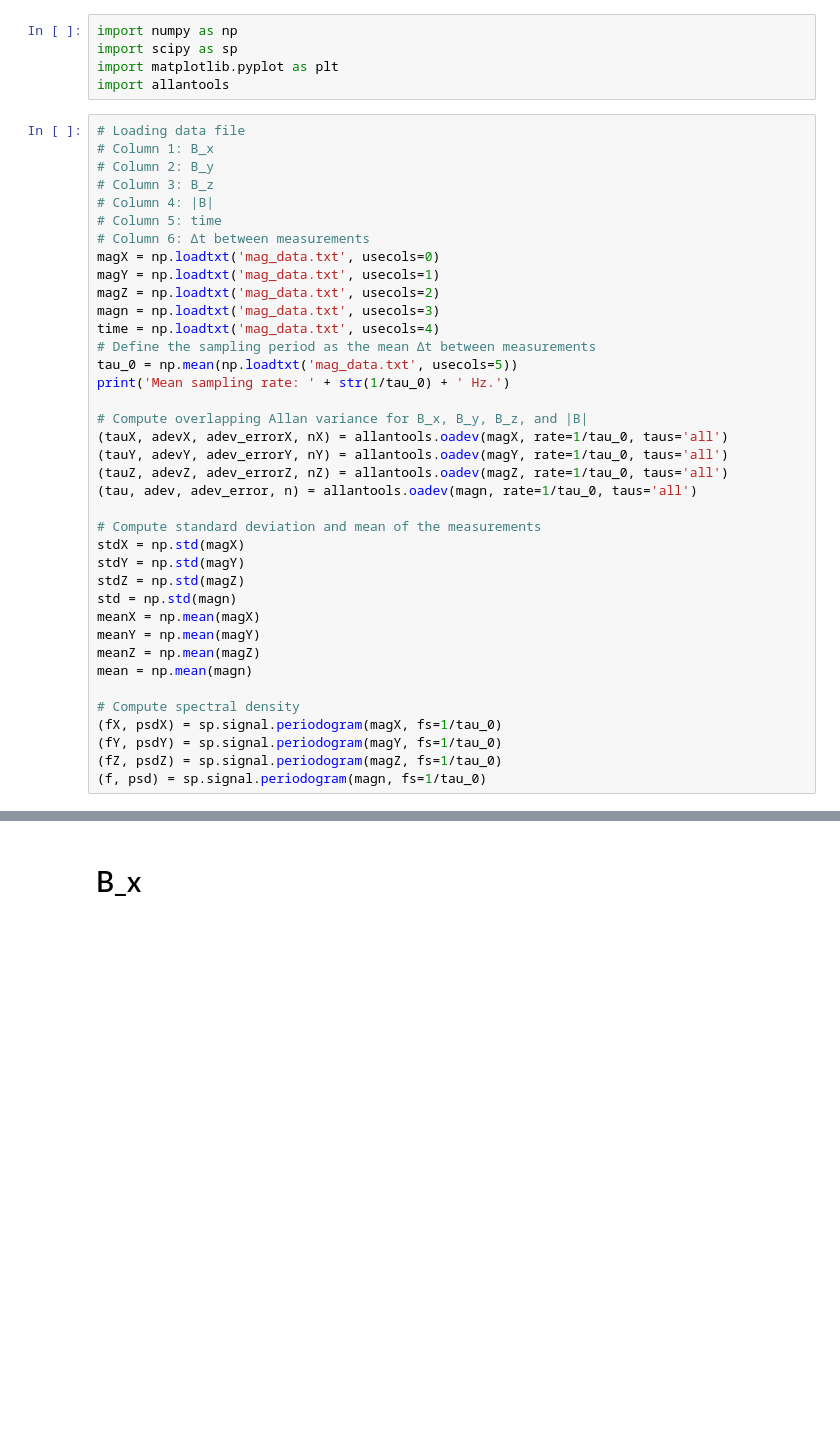
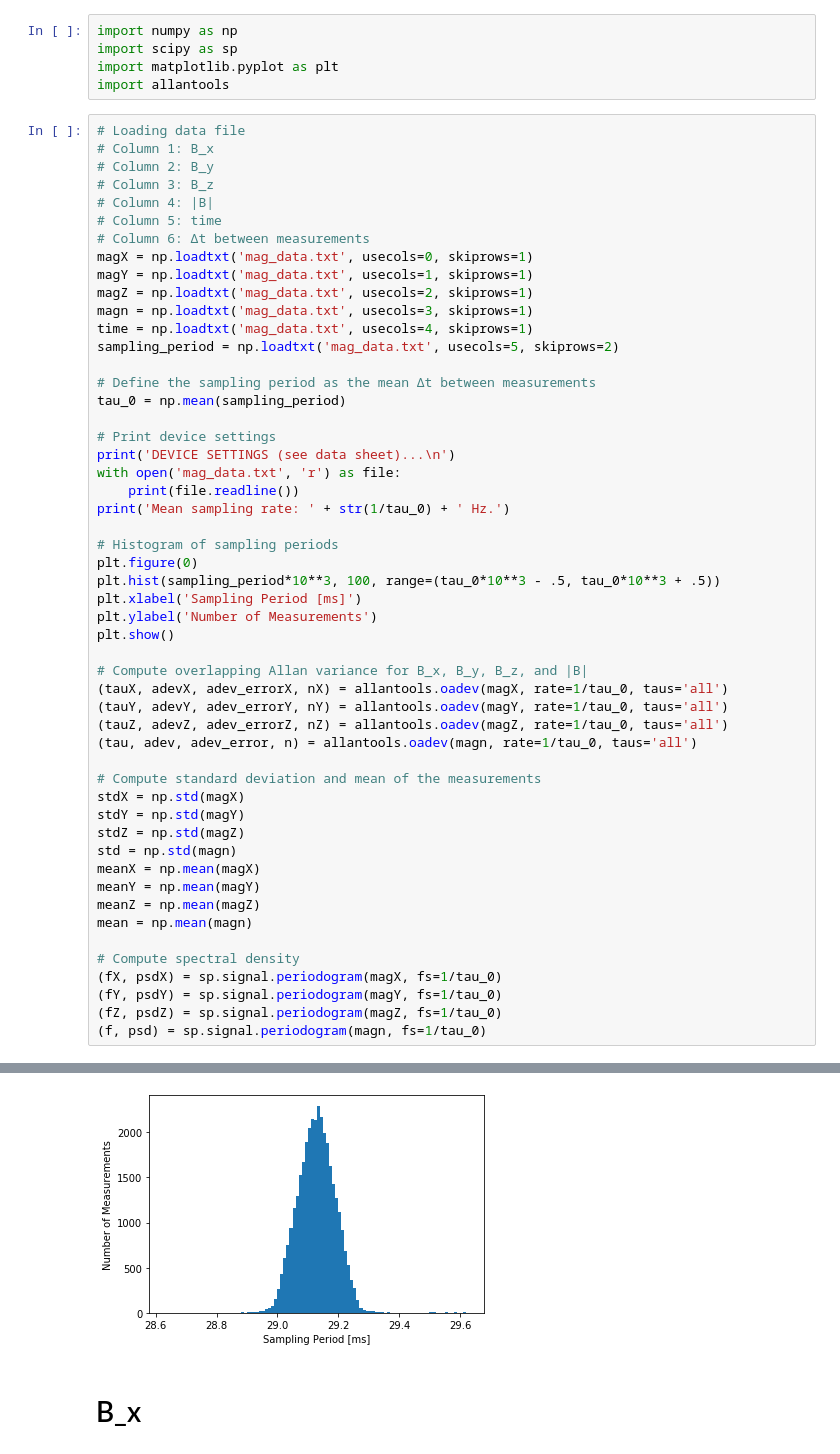
Before and after one commit to OregonIons/RM3100-Magnetic-Sensor, a Jupyter notebook: rm3100_adev.ipynb, the cells around one changed output, grey strips where cells are left out. Drawn from its saved outputs; the diff is of its cells as text; blank space fills up the shorter version.

```diff
--- a/rm3100_adev.ipynb
+++ b/rm3100_adev.ipynb
@@ -11,14 +11,28 @@ import allantools
 # Column 4: |B|
 # Column 5: time
 # Column 6: Δt between measurements
-magX = np.loadtxt('mag_data.txt', usecols=0)
-magY = np.loadtxt('mag_data.txt', usecols=1)
-magZ = np.loadtxt('mag_data.txt', usecols=2)
-magn = np.loadtxt('mag_data.txt', usecols=3)
-time = np.loadtxt('mag_data.txt', usecols=4)
+magX = np.loadtxt('mag_data.txt', usecols=0, skiprows=1)
+magY = np.loadtxt('mag_data.txt', usecols=1, skiprows=1)
+magZ = np.loadtxt('mag_data.txt', usecols=2, skiprows=1)
+magn = np.loadtxt('mag_data.txt', usecols=3, skiprows=1)
+time = np.loadtxt('mag_data.txt', usecols=4, skiprows=1)
+sampling_period = np.loadtxt('mag_data.txt', usecols=5, skiprows=2)
+
 # Define the sampling period as the mean Δt between measurements
-tau_0 = np.mean(np.loadtxt('mag_data.txt', usecols=5))
+tau_0 = np.mean(sampling_period)
+
+# Print device settings
+print('DEVICE SETTINGS (see data sheet)...\n')
+with open('mag_data.txt', 'r') as file:
+    print(file.readline())
 print('Mean sampling rate: ' + str(1/tau_0) + ' Hz.')
+
+# Histogram of sampling periods
+plt.figure(0)
+plt.hist(sampling_period*10**3, 100, range=(tau_0*10**3 - .5, tau_0*10**3 + .5))
+plt.xlabel('Sampling Period [ms]')
+plt.ylabel('Number of Measurements')
+plt.show()
 
 # Compute overlapping Allan variance for B_x, B_y, B_z, and |B|
 (tauX, adevX, adev_errorX, nX) = allantools.oadev(magX, rate=1/tau_0, taus='all')
@@ -46,3 +64,4 @@ Mean sampling rate: 34.330680556002974 Hz.
+[figure, added]
 # %% [markdown]
 # B_x
 # %%
```
Also changed, not shown: parts of 7 cells of this notebook, 1 other file.
